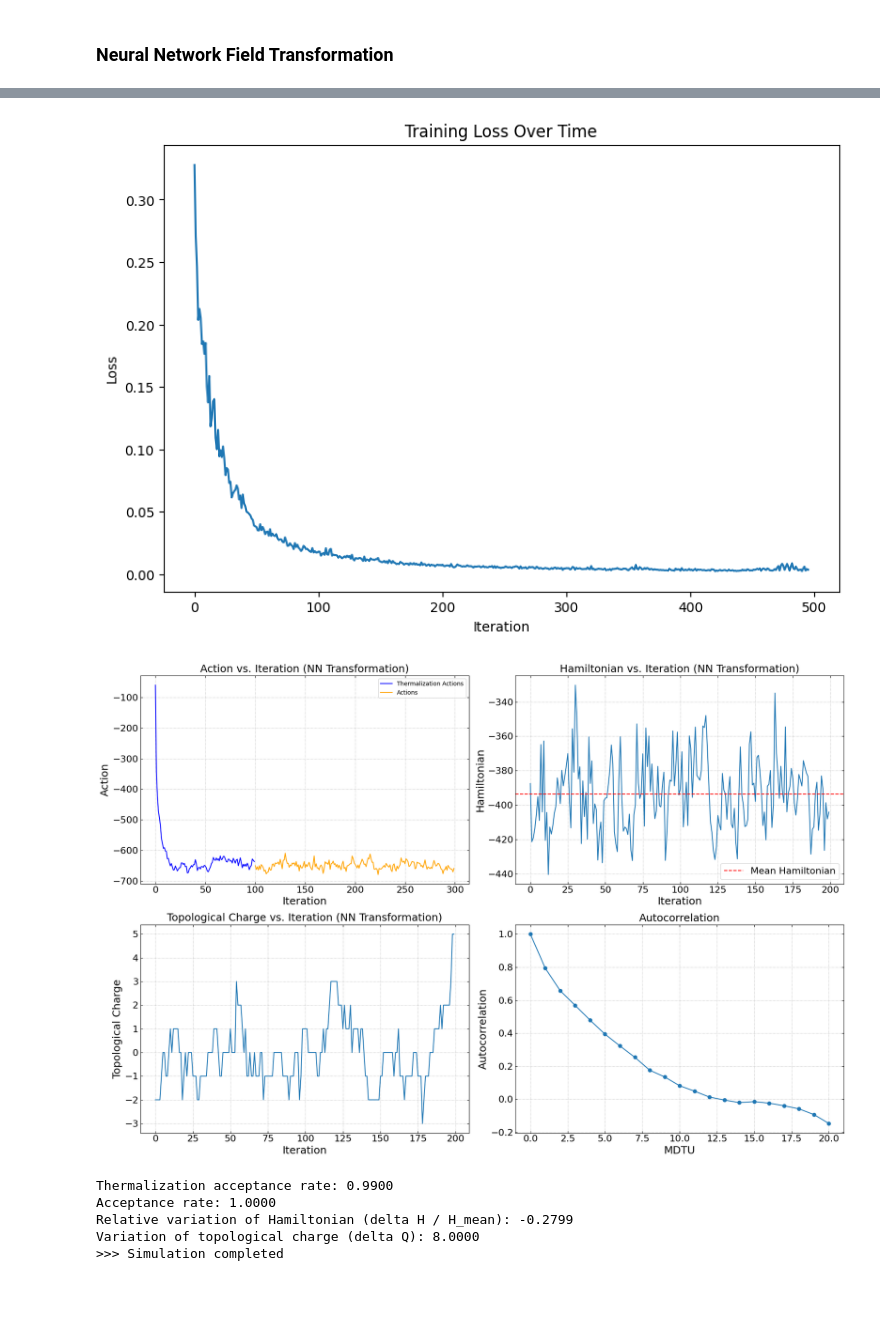
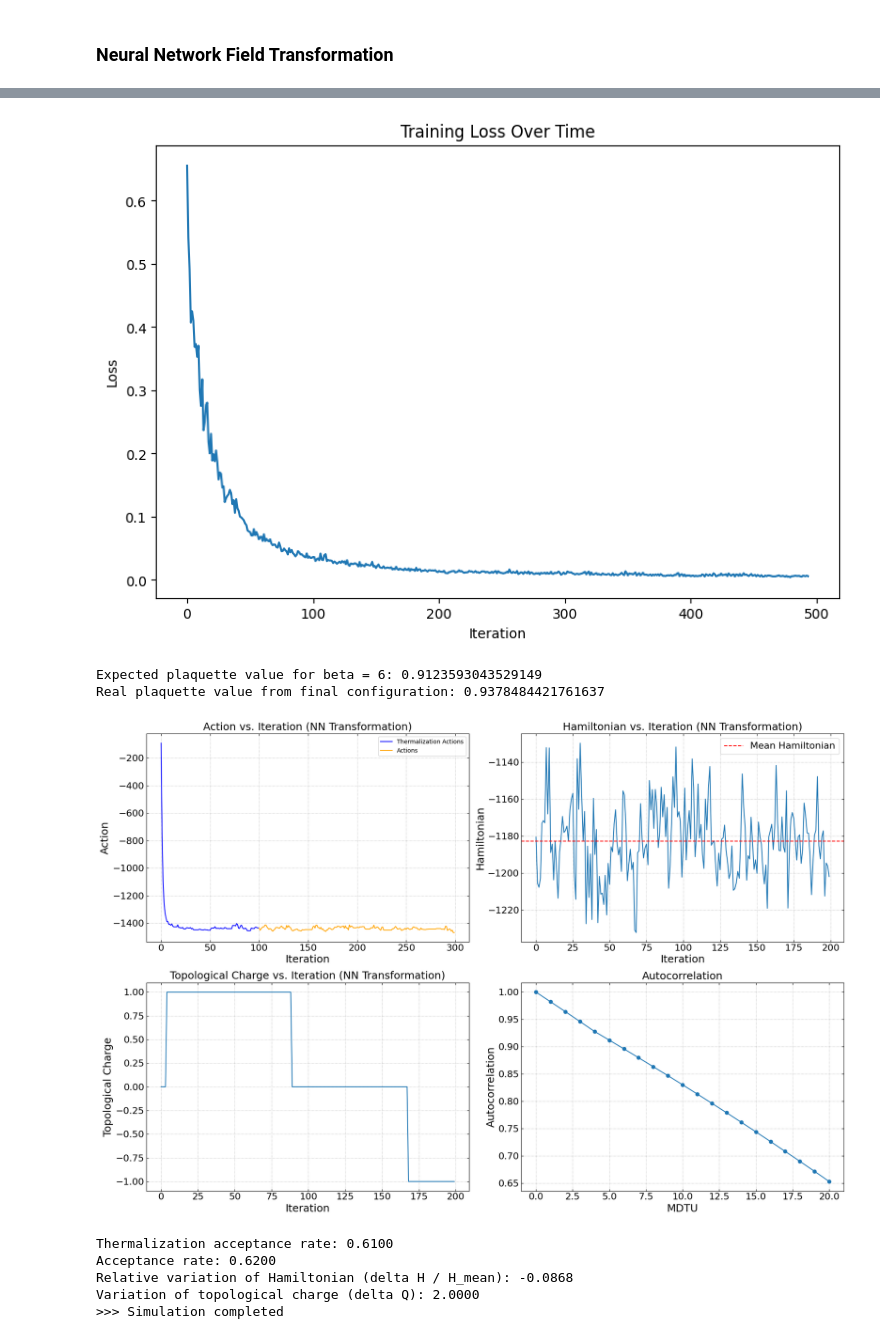
Before and after one commit to Greyyy-HJC/hmc_ft, a Jupyter notebook: 2d_u1/main.ipynb, the cells around one changed output, grey strips where cells are left out. Saved outputs shown, nothing was run; the diff lists cells and outputs as text; code cells hidden in the pictures; blank space fills up the shorter version.

Commit message:
CNN works at beta = 6

```diff
--- a/2d_u1/main.ipynb
+++ b/2d_u1/main.ipynb
@@ -13,14 +13,17 @@ If the energy conservation is not good, try to reduce the step size.
 
 lattice_size = 16
 volume = lattice_size ** 2
-beta = 3
+beta = 6
 n_thermalization_steps = 100
 n_steps = 100
-step_size = 0.01
+step_size = 0.1
 n_iterations = 200
 
 # Initialize device
 device = torch.device('cuda' if torch.cuda.is_available() else 'cpu')
+
+# Set default type to float (float32)
+torch.set_default_dtype(torch.float32)
 # %% [markdown]
 ### No Field Transformation
 # %%
@@ -98,41 +101,52 @@ theta_thermalized, thermalization_actions, thermalization_acceptance_rate = hmc.
 # Run HMC without field transformation (using thermalized configuration)
 final_config, actions, acceptance_rate, topological_charges, hamiltonians = hmc.run(n_iterations, theta_thermalized)
 
+final_config_ori = nn_transformation(final_config)
+
 # Convert to numpy arrays
 thermalization_actions = thermalization_actions.cpu().numpy()
 actions = actions.cpu().numpy()
 hamiltonians = hamiltonians.cpu().numpy()
 final_config = final_config.cpu().numpy()
+final_config_ori = final_config_ori.cpu().detach().numpy()
 topological_charges = topological_charges.cpu().numpy()
+
+# Calculate expected and actual plaquette values
+expected_plaquette = plaquette_value(beta)
+real_plaquette = calculate_plaquette_from_field(final_config_ori)
+print(f"Expected plaquette value for beta = {beta}: {expected_plaquette}")
+print(f"Real plaquette value from final configuration: {real_plaquette}")
 
 # Compute autocorrelation of the topological charge
 max_lag = 20
 autocorrelations = compute_autocorrelation_by_def(topological_charges, max_lag)
 
 # Plot results
 plot_results(thermalization_actions, actions, topological_charges, hamiltonians, autocorrelations, title_suffix="(NN Transformation)")
 
 # Print the acceptance rate
 print(f"Thermalization acceptance rate: {thermalization_acceptance_rate:.4f}")
 print(f"Acceptance rate: {acceptance_rate:.4f}")
 
 # Calculate and print the variation of Hamiltonian (delta H) relative to mean H
 delta_H = np.max(hamiltonians) - np.min(hamiltonians)
 H_mean = np.mean(hamiltonians)
 relative_delta_H = delta_H / H_mean
 print(f"Relative variation of Hamiltonian (delta H / H_mean): {relative_delta_H:.4f}")
 
 # Calculate and print the variation of topological charge (delta Q)
 delta_Q = np.max(topological_charges) - np.min(topological_charges)
 print(f"Variation of topological charge (delta Q): {delta_Q:.4f}")
 
 print(">>> Simulation completed")
 # %% [output]
 >>> Neural Network Field Transformation
-[figure, old version]
+[figure, new version]
+Expected plaquette value for beta = 6: 0.9123593043529149
+Real plaquette value from final configuration: 0.9378484421761637
-[figure, old version]
+[figure, new version]
-Thermalization acceptance rate: 0.9900
-Acceptance rate: 1.0000
-Relative variation of Hamiltonian (delta H / H_mean): -0.2799
-Variation of topological charge (delta Q): 8.0000
->>> Simulation completed
+Thermalization acceptance rate: 0.6100
+Acceptance rate: 0.6200
+Relative variation of Hamiltonian (delta H / H_mean): -0.0868
+Variation of topological charge (delta Q): 2.0000
+>>> Simulation completed
```
Also changed, not shown: parts of 1 cell of this notebook, 2 other files.
